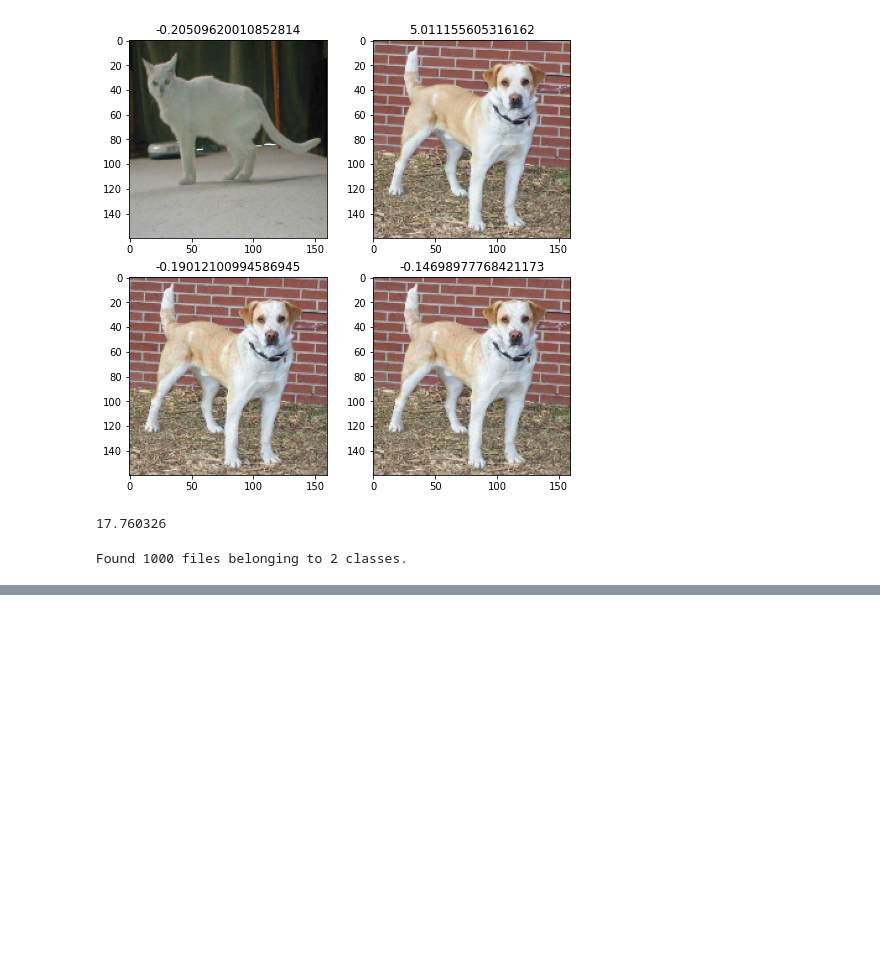
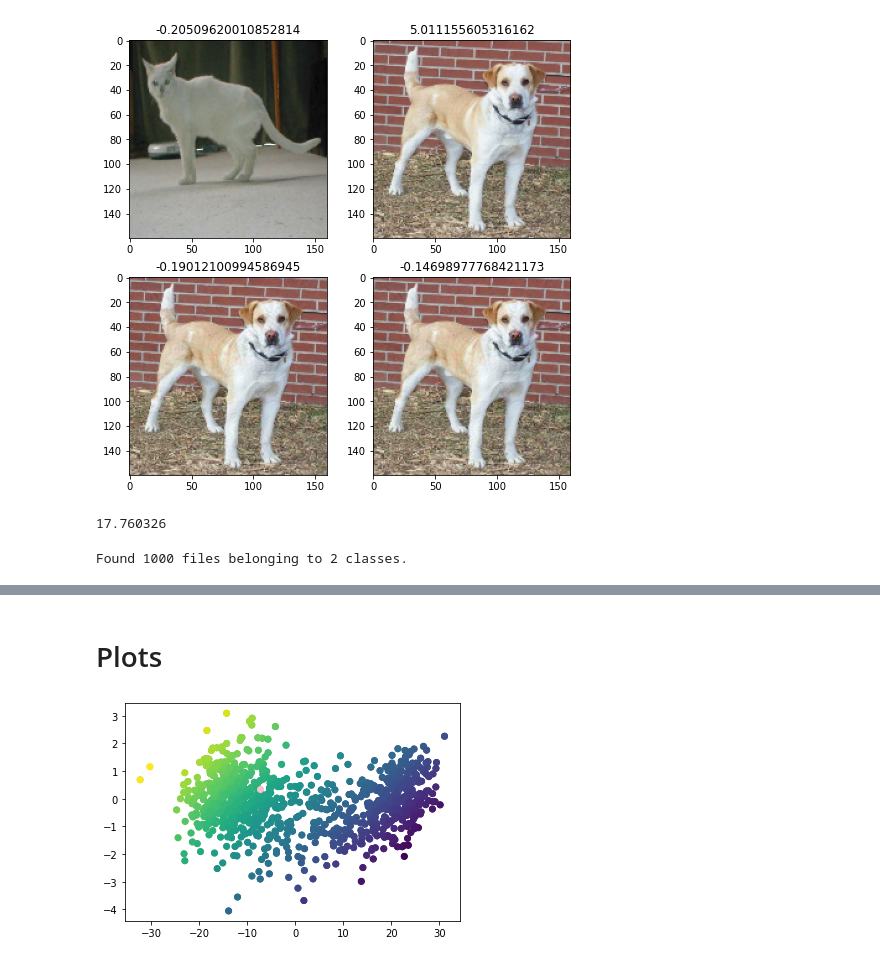
Before and after one commit to WileyCorning/CS782-poison-frogs, a Jupyter notebook: transfer-learning-attack.ipynb, the cells around one changed output, grey strips where cells are left out. Saved outputs shown, nothing was run; the diff lists cells and outputs as text; code cells hidden in the pictures; blank space fills up the shorter version.

Commit message:
prettier diagrams

```diff
--- a/transfer-learning-attack.ipynb
+++ b/transfer-learning-attack.ipynb
@@ -469,0 +467,2 @@ NameError: name 'model_poisoned' is not defined
+# %% [markdown]
+# Plots
@@ -469,0 +553,5 @@ NameError: name 'model_poisoned' is not defined
+# %%
+_grouped = group_by_classes(train_dataset_p)
+(_axis_x, _axis_y) = feature_space_axes(model_poisoned,_grouped[0][:100],_grouped[1][:100])
+# %% [output]
+[figure, added]
```
Also changed, not shown: parts of 14 cells of this notebook.
